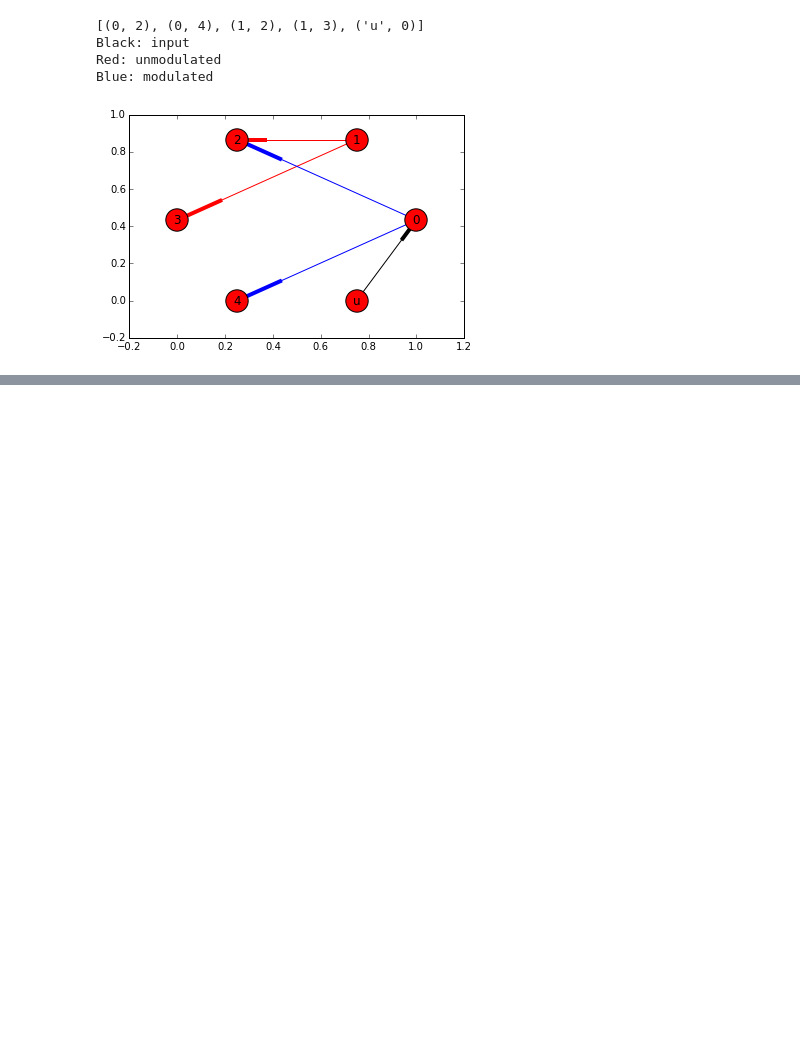
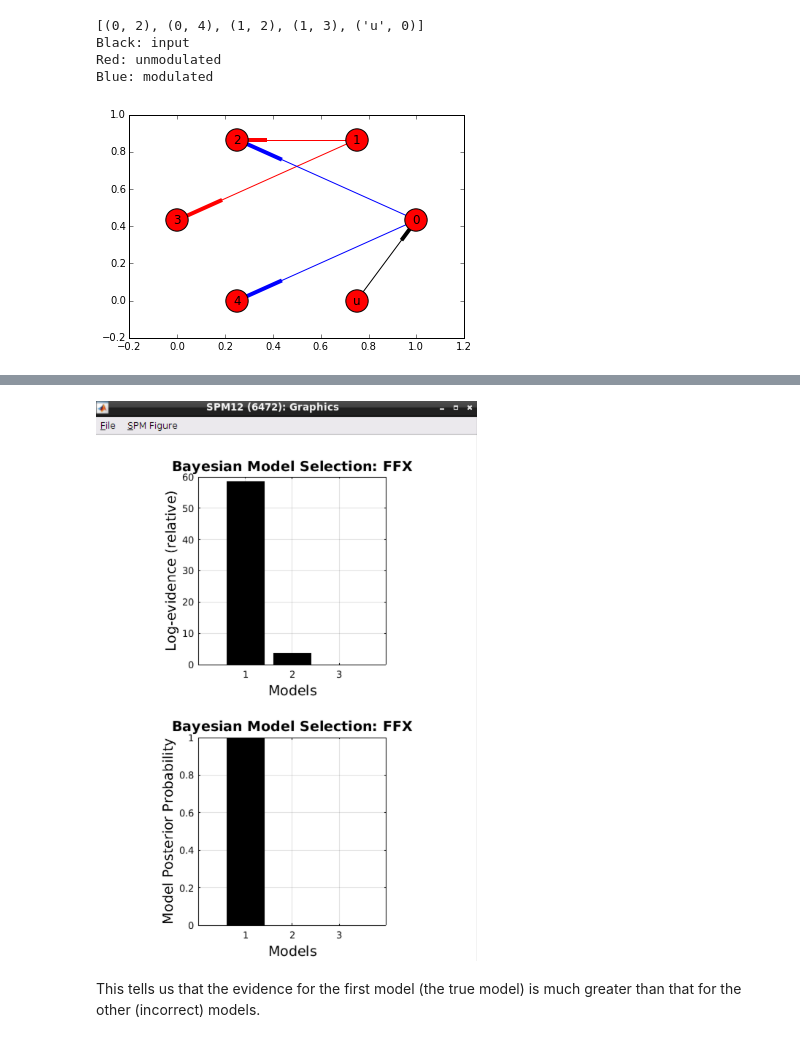
Before and after one commit to poldrack/fmri-analysis-vm, a Jupyter notebook: analysis/connectivity/DCM.ipynb, the cells around one changed output, grey strips where cells are left out. Cells and saved outputs as stored; diff of their text form; code cells hidden in the pictures; blank space fills up the shorter version.

Commit message:
added model estimation/selection using spm

```diff
--- a/analysis/connectivity/DCM.ipynb
+++ b/analysis/connectivity/DCM.ipynb
@@ -145,0 +212,6 @@ Blue: modulated
+# %%
+Image(filename='DCM_BMS.png',retina=True)
+# %% [output]
+[figure, added]
+# %% [markdown]
+This tells us that the evidence for the first model (the true model) is much greater than that for the other (incorrect) models.
```
Also changed, not shown: parts of 8 cells of this notebook.
